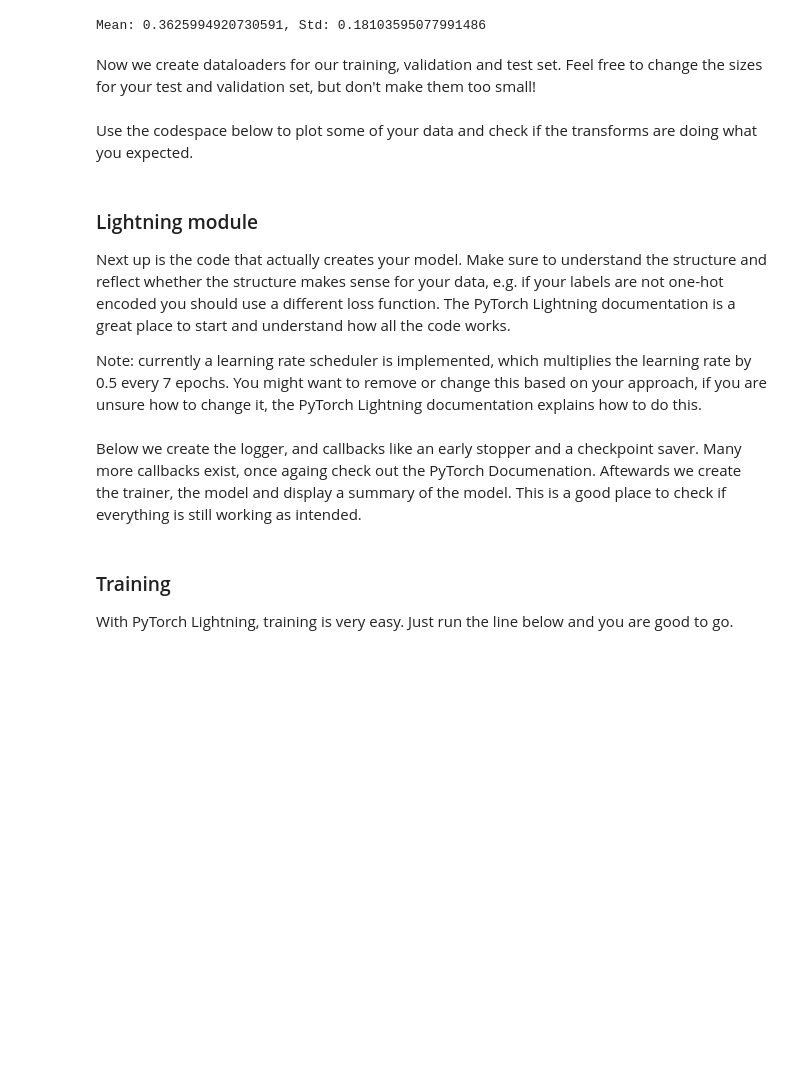
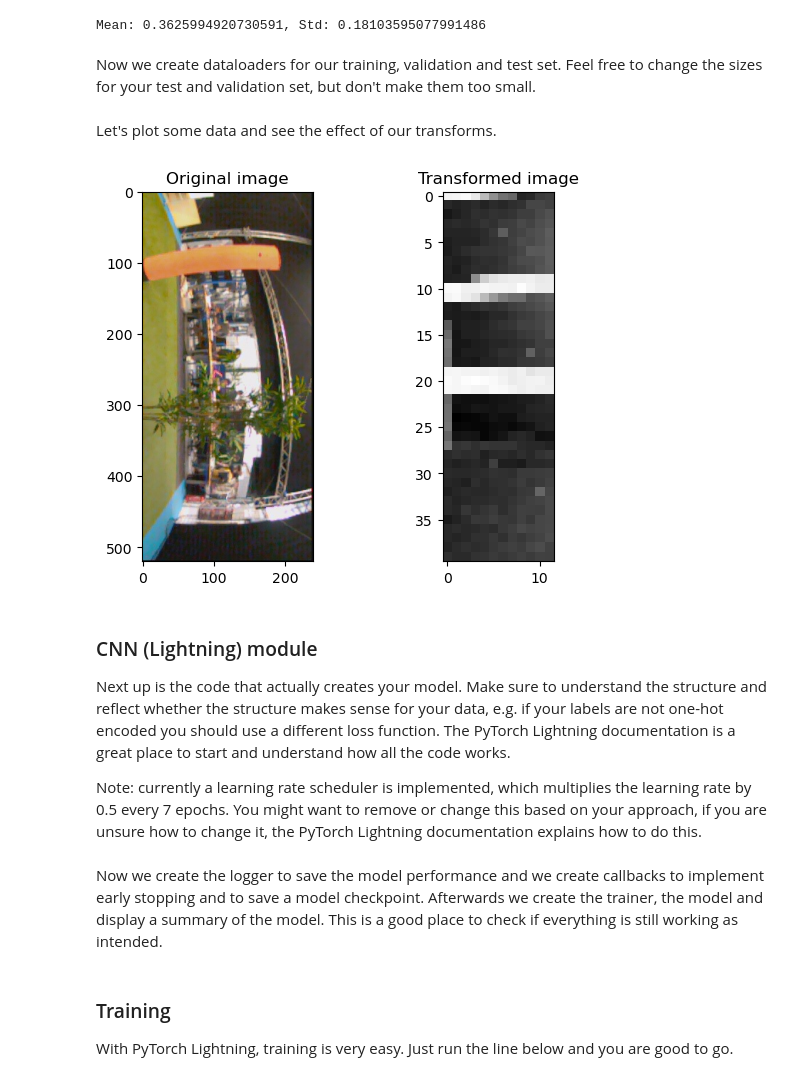
Before and after one commit to Timdnb/CNN-for-Micro-Air-Vehicles, a Jupyter notebook: CNN_training.ipynb, the cells around one changed output. Saved outputs shown, nothing was run; the diff lists cells and outputs as text; code cells hidden in the pictures; blank space fills up the shorter version.

```diff
--- a/CNN_training.ipynb
+++ b/CNN_training.ipynb
@@ -102,7 +102,17 @@ class DroneImagesDataset(Dataset):
         return len(self.annotations)
 
 # First we create a dataset without transform to get the image size and number of classes
-dataset = DroneImagesDataset("labeled_images.csv")
-image_size = dataset[0][0].shape
-config["fc_layer"]["output_size"] = len(dataset[0][1])
+dataset_no_transform = DroneImagesDataset("labeled_images.csv")
+image_size = dataset_no_transform[0][0].shape
+config["fc_layer"]["output_size"] = len(dataset_no_transform[0][1])
+
+# Let's check the label distribution
+check_label_distribution = False
+if check_label_distribution:
+    labels = []
+    for i in range(len(dataset_no_transform)):
+        labels.append(dataset_no_transform[i][1].tolist())
+    labels = np.array(labels)
+    print("Label distribution:")
+    print(np.sum(labels, axis=0))
 # %% [markdown]
@@ -110,9 +122,11 @@ Before we pass the images to the CNN we first want to transform them, such as do
 
 Note: the transform used for training data makes the training go rather slow, consider turning off data augmentation while prototyping models and only turn it on once you want to make an already good model more robust.
 # %%
+image_crop = 0.25
+
 IMAGE_TRANSFORM = transforms.Compose([
     transforms.Grayscale(),
-    transforms.CenterCrop((image_size[1], int(image_size[2]*0.5))),
+    transforms.CenterCrop((image_size[1], int(image_size[2]*2*image_crop))),
     transforms.Resize((config["conv_layers"]["input_size"][1], config["conv_layers"]["input_size"][2]), interpolation=transforms.InterpolationMode.NEAREST_EXACT),
 ])
 
@@ -120,7 +134,7 @@ TRAIN_IMAGE_TRANSFORM = transforms.Compose([
     transforms.ColorJitter(brightness=0.25, contrast=0.15, saturation=0.25, hue=0.03),
     transforms.RandomRotation(degrees=5),
     transforms.Grayscale(),
-    transforms.CenterCrop((image_size[1], int(image_size[2]*0.5))),
+    transforms.CenterCrop((image_size[1], int(image_size[2]*2*image_crop))),
     transforms.Resize((config["conv_layers"]["input_size"][1], config["conv_layers"]["input_size"][2]), interpolation=transforms.InterpolationMode.NEAREST_EXACT),
 ])
 
@@ -140,7 +154,7 @@ if config["normalize_images"]:
 # %% [output]
 Mean: 0.3625994920730591, Std: 0.18103595077991486
 # %% [markdown]
-Now we create dataloaders for our training, validation and test set. Feel free to change the sizes for your test and validation set, but don't make them too small!
+Now we create dataloaders for our training, validation and test set. Feel free to change the sizes for your test and validation set, but don't make them too small.
 # %%
 # Split the dataset into training, validation, and test sets
 val_ratio = 0.2
@@ -168,5 +182,3 @@ test_dataset = torch.utils.data.Subset(test_dataset_full, indices[-int(len(indic
 train_loader = DataLoader(train_dataset, batch_size=batch_size, shuffle=True, num_workers=4, prefetch_factor=2, persistent_workers=True)
 val_loader = DataLoader(val_dataset, batch_size=batch_size, shuffle=False, num_workers=4, prefetch_factor=2, persistent_workers=True)
 test_loader = DataLoader(test_dataset, batch_size=batch_size, shuffle=False, num_workers=4, prefetch_factor=2, persistent_workers=True)
-# %% [markdown]
-Use the codespace below to plot some of your data and check if the transforms are doing what you expected.
@@ -175,5 +185,19 @@ Use the codespace below to plot some of your data and check if the transforms ar
+# %% [markdown]
+Let's plot some data and see the effect of our transforms.
+# %%
+img_original, _ = dataset_no_transform[0]
+img_transformed, _ = train_dataset[0]
+
+fig, axs = plt.subplots(1, 2)
+axs[0].imshow(img_original.permute(1, 2, 0))
+axs[0].set_title('Original image')
+axs[1].imshow(img_transformed.squeeze(), cmap='gray')
+axs[1].set_title('Transformed image')
+plt.show()
+# %% [output]
+[figure, added]
 # %% [markdown]
-### Lightning module
+### CNN (Lightning) module
 Next up is the code that actually creates your model. Make sure to understand the structure and reflect whether the structure makes sense for your data, e.g. if your labels are not one-hot encoded you should use a different loss function. The PyTorch Lightning documentation is a great place to start and understand how all the code works.
 
 Note: currently a learning rate scheduler is implemented, which multiplies the learning rate by 0.5 every 7 epochs. You might want to remove or change this based on your approach, if you are unsure how to change it, the PyTorch Lightning documentation explains how to do this.
@@ -251,7 +275,7 @@ class LightningCNN(L.LightningModule):
         scheduler = torch.optim.lr_scheduler.StepLR(opt, step_size=7, gamma=0.5)
         return {"optimizer": opt, "lr_scheduler": scheduler}
 # %% [markdown]
-Below we create the logger, and callbacks like an early stopper and a checkpoint saver. Many more callbacks exist, once againg check out the PyTorch Documenation. Aftewards we create the trainer, the model and display a summary of the model. This is a good place to check if everything is still working as intended.
+Now we create the logger to save the model performance and we create callbacks to implement early stopping and to save a model checkpoint. Afterwards we create the trainer, the model and display a summary of the model. This is a good place to check if everything is still working as intended.
 # %%
 wand_blogger = WandbLogger(project="MAV-CNN-Project")
 early_stop_callback = EarlyStopping(monitor="val/loss", min_delta=0.005, patience=10, verbose=False)
```
Also changed, not shown: parts of 5 cells of this notebook.
